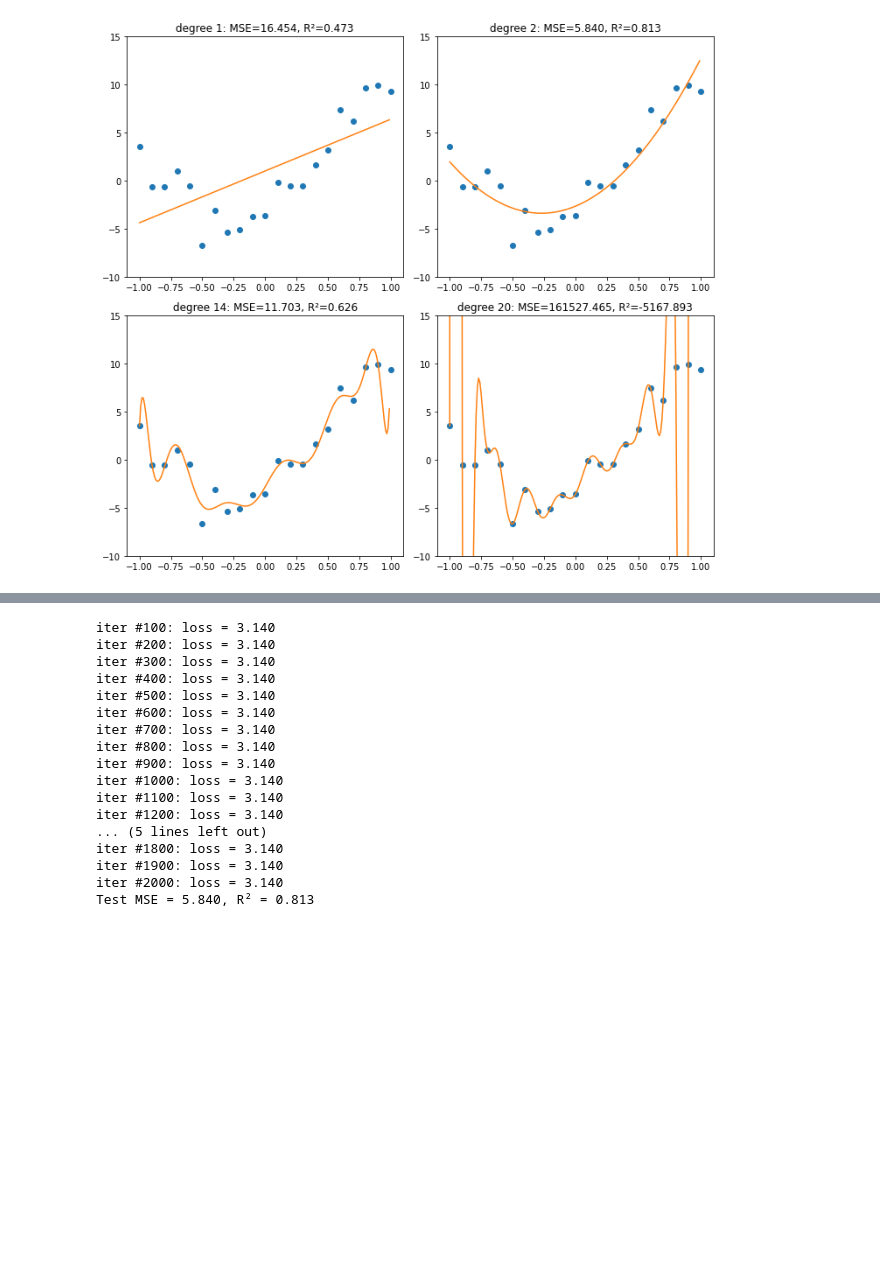
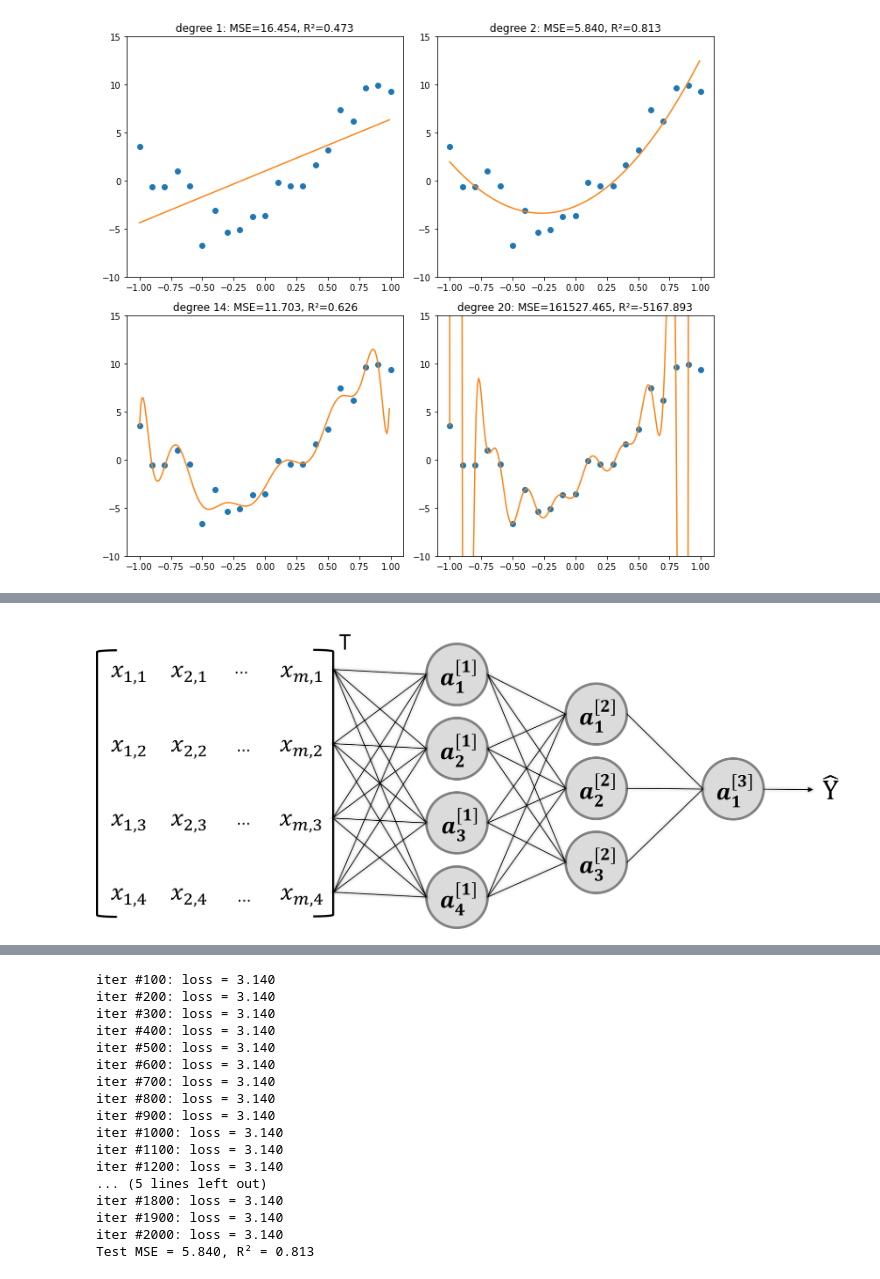
Before and after one commit to twMr7/PyTorch-Deep-Learning, a Jupyter notebook: 02-Linear_Regression_with_PyTorch.ipynb, the cells around one changed output, grey strips where cells are left out. Cells and saved outputs as stored; diff of their text form; code cells hidden in the pictures; blank space fills up the shorter version.

```diff
--- a/02-Linear_Regression_with_PyTorch.ipynb
+++ b/02-Linear_Regression_with_PyTorch.ipynb
@@ -335,0 +404,4 @@ plot_fitted_function(X_train, Y_train, X_test, test_record)
+# %%
+Image(filename='images/nn_mlp.png', width=800)
+# %% [output]
+[figure, added]
```
Also changed, not shown: parts of 22 cells of this notebook, 2 other files.
